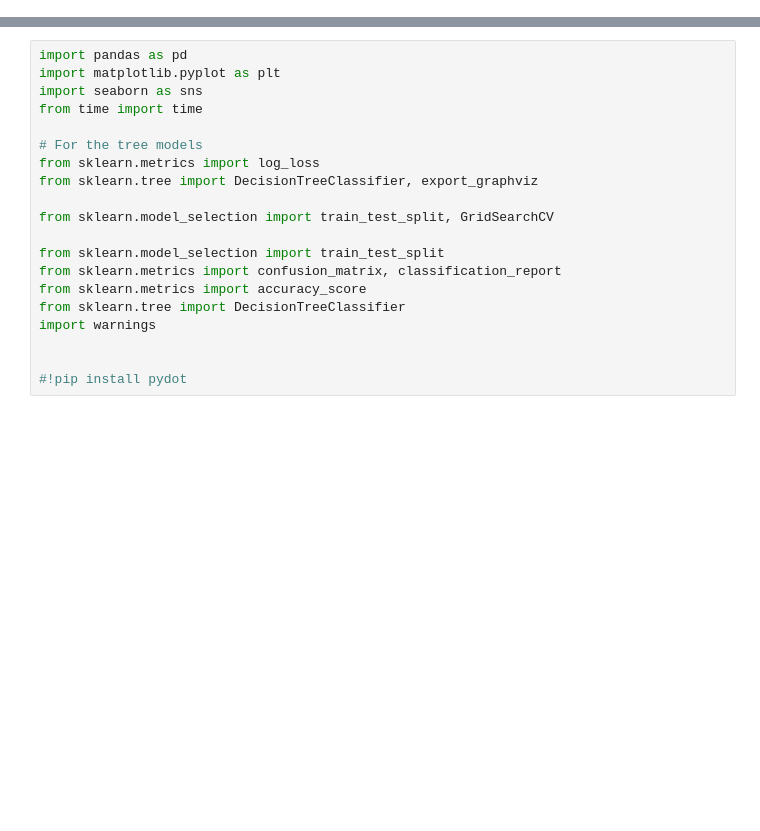
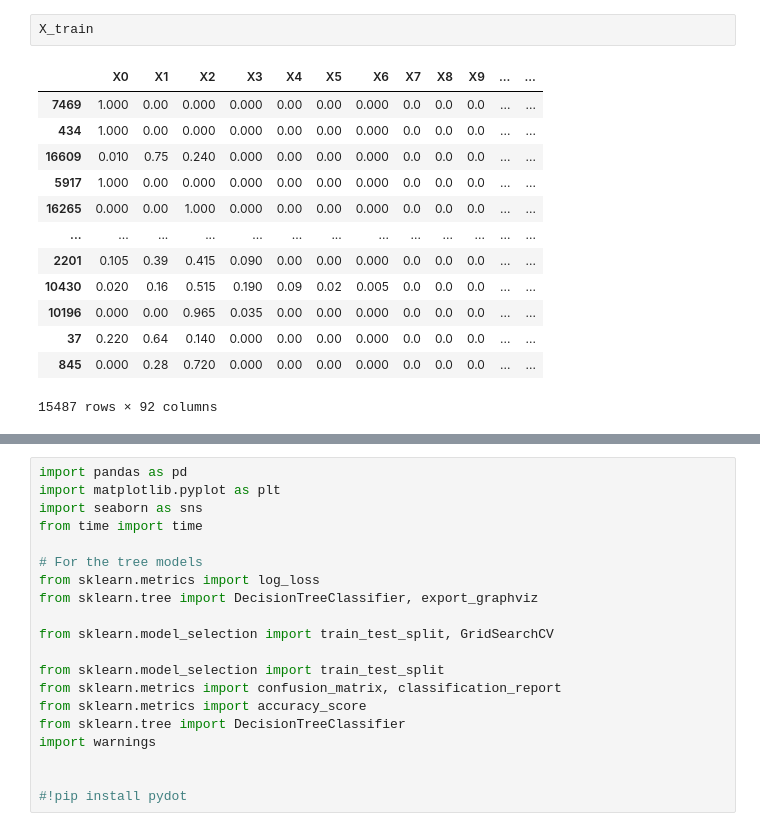
Before and after one commit to vasundharasaxena/capstone_project, a Jupyter notebook: decision tree.ipynb, the cells around one changed output, grey strips where cells are left out. Saved outputs shown, nothing was run; the diff lists cells and outputs as text; blank space fills up the shorter version.

```diff
--- a/decision tree.ipynb
+++ b/decision tree.ipynb
@@ -0,0 +293,16 @@
+# %%
+X_train
+# %% [output]
+|  | X0 | X1 | X2 | X3 | X4 | X5 | X6 | X7 | X8 | X9 | ... | ... |
+| 7469 | 1.000 | 0.00 | 0.000 | 0.000 | 0.00 | 0.00 | 0.000 | 0.0 | 0.0 | 0.0 | ... | ... |
+| 434 | 1.000 | 0.00 | 0.000 | 0.000 | 0.00 | 0.00 | 0.000 | 0.0 | 0.0 | 0.0 | ... | ... |
+| 16609 | 0.010 | 0.75 | 0.240 | 0.000 | 0.00 | 0.00 | 0.000 | 0.0 | 0.0 | 0.0 | ... | ... |
+| 5917 | 1.000 | 0.00 | 0.000 | 0.000 | 0.00 | 0.00 | 0.000 | 0.0 | 0.0 | 0.0 | ... | ... |
+| 16265 | 0.000 | 0.00 | 1.000 | 0.000 | 0.00 | 0.00 | 0.000 | 0.0 | 0.0 | 0.0 | ... | ... |
+| ... | ... | ... | ... | ... | ... | ... | ... | ... | ... | ... | ... | ... |
+| 2201 | 0.105 | 0.39 | 0.415 | 0.090 | 0.00 | 0.00 | 0.000 | 0.0 | 0.0 | 0.0 | ... | ... |
+| 10430 | 0.020 | 0.16 | 0.515 | 0.190 | 0.09 | 0.02 | 0.005 | 0.0 | 0.0 | 0.0 | ... | ... |
+| 10196 | 0.000 | 0.00 | 0.965 | 0.035 | 0.00 | 0.00 | 0.000 | 0.0 | 0.0 | 0.0 | ... | ... |
+| 37 | 0.220 | 0.64 | 0.140 | 0.000 | 0.00 | 0.00 | 0.000 | 0.0 | 0.0 | 0.0 | ... | ... |
+| 845 | 0.000 | 0.28 | 0.720 | 0.000 | 0.00 | 0.00 | 0.000 | 0.0 | 0.0 | 0.0 | ... | ... |
+15487 rows × 92 columns
```
Also changed, not shown: parts of 67 cells of this notebook, 4 other files.
